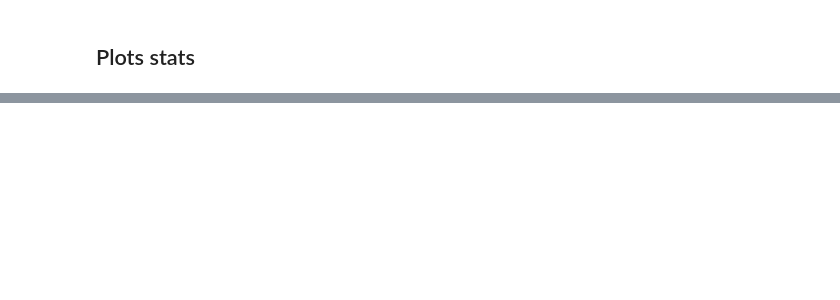
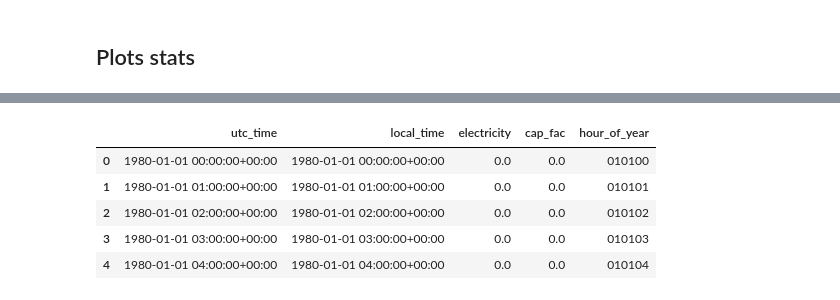
Before and after one commit to jerome-roeser/advanced-power-forecast, a Jupyter notebook: notebooks/hoernsch.ipynb, the cells around one changed output, grey strips where cells are left out. Saved outputs shown, nothing was run; the diff lists cells and outputs as text; code cells hidden in the pictures; blank space fills up the shorter version.

```diff
--- a/notebooks/hoernsch.ipynb
+++ b/notebooks/hoernsch.ipynb
@@ -386,0 +489,9 @@ ax.legend()
+# %%
+data_processed_df.head()
+# %% [output]
+|  | utc_time | local_time | electricity | cap_fac | hour_of_year |
+| 0 | 1980-01-01 00:00:00+00:00 | 1980-01-01 00:00:00+00:00 | 0.0 | 0.0 | 010100 |
+| 1 | 1980-01-01 01:00:00+00:00 | 1980-01-01 01:00:00+00:00 | 0.0 | 0.0 | 010101 |
+| 2 | 1980-01-01 02:00:00+00:00 | 1980-01-01 02:00:00+00:00 | 0.0 | 0.0 | 010102 |
+| 3 | 1980-01-01 03:00:00+00:00 | 1980-01-01 03:00:00+00:00 | 0.0 | 0.0 | 010103 |
+| 4 | 1980-01-01 04:00:00+00:00 | 1980-01-01 04:00:00+00:00 | 0.0 | 0.0 | 010104 |
```
Also changed, not shown: parts of 34 cells of this notebook.
